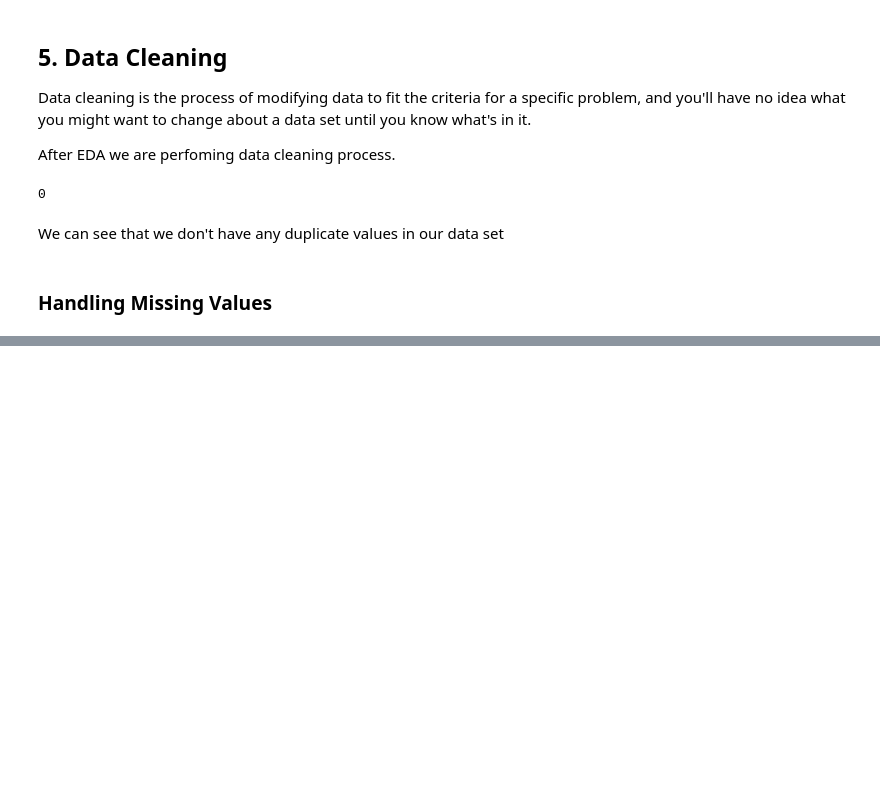
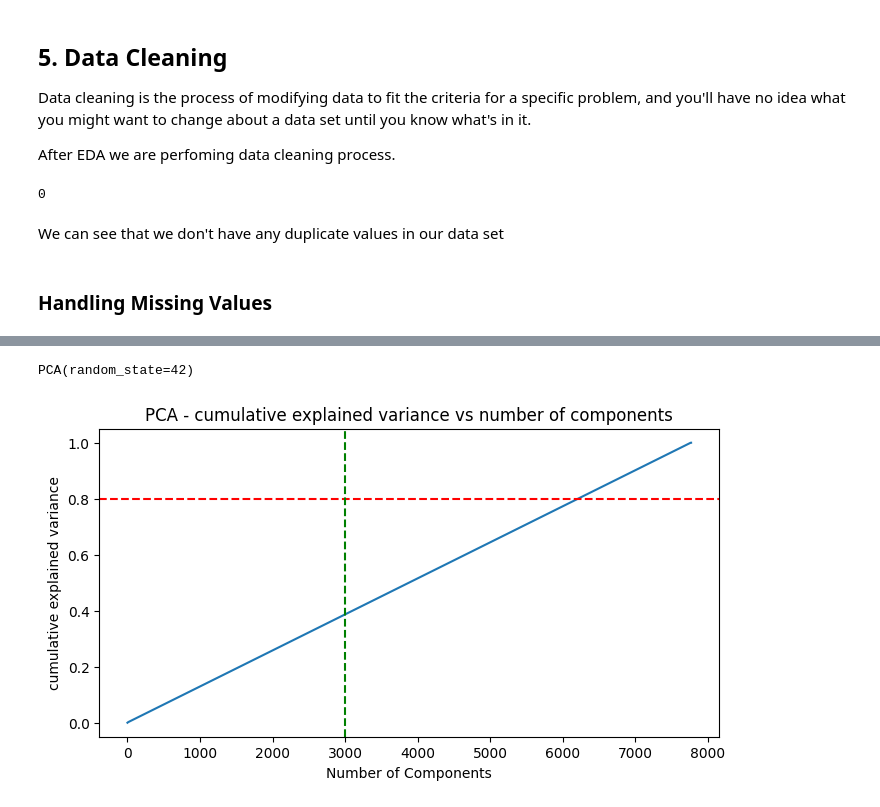
Before and after one commit to Kalpesh-Rajput/Netflix_Movies_and_TV_Show_Clustering, a Jupyter notebook: KR_|_Netflix_Movies_and_TV_Show_Clustering.ipynb, the cells around one changed output, grey strips where cells are left out. Cells and saved outputs as stored; diff of their text form; code cells hidden in the pictures; blank space fills up the shorter version.

```diff
--- a/KR_|_Netflix_Movies_and_TV_Show_Clustering.ipynb
+++ b/KR_|_Netflix_Movies_and_TV_Show_Clustering.ipynb
@@ -688,0 +909,4 @@ We can see that we don't have any duplicate values in our data set
+# %%
+# Applying stemming function to tag column
+df['tags'] = df['tags'].apply(stemming)
+df['tags'].head()
@@ -688,0 +936,10 @@ We can see that we don't have any duplicate values in our data set
+# %%
+# creating the object of tfid vectorizer
+
+tfidf = TfidfVectorizer(stop_words = 'english' , lowercase = False, max_features = 10000)
+
+# fit the vectorizer using the text data
+tfidf.fit(df['tags'])
+
+# collect the vocabulary items used in the vectorizer
+dictionary = tfidf.vocabulary_.items( )
@@ -688,0 +950,8 @@ We can see that we don't have any duplicate values in our data set
+# %%
+# convert vector into array form for clustering
+vector = tfidf.transform(df['tags']).toarray()
+
+# summarize encoded vector
+print(vector)
+print(f'shape of the vector : {vector.shape}')
+print(f'datatype : {type(vector)}')
@@ -688,0 +973,18 @@ We can see that we don't have any duplicate values in our data set
+# %%
+# using PCA to reduce dimensionality
+pca = PCA(random_state = 42)
+pca.fit(vector)
+# %% [output]
+PCA(random_state=42)
+# %%
+# Explained variance for different number of components
+plt.figure(figsize = (8,4))
+plt.plot(np.cumsum(pca.explained_variance_ratio_))
+plt.title('PCA - cumulative explained variance vs number of components')
+plt.xlabel('Number of Components')
+plt.ylabel('cumulative explained variance')
+plt.axhline(y = 0.8 , color = 'red' , linestyle = '--')
+plt.axvline(x = 3000,color = 'green',linestyle = '--')
+plt.show()
+# %% [output]
+[figure, added]
```
Also changed, not shown: parts of 38 cells of this notebook.
